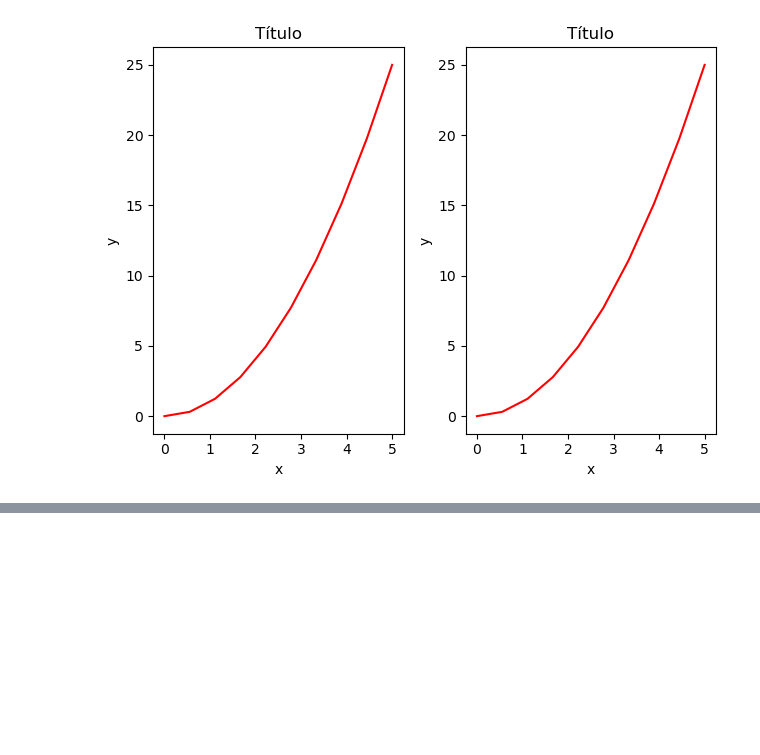
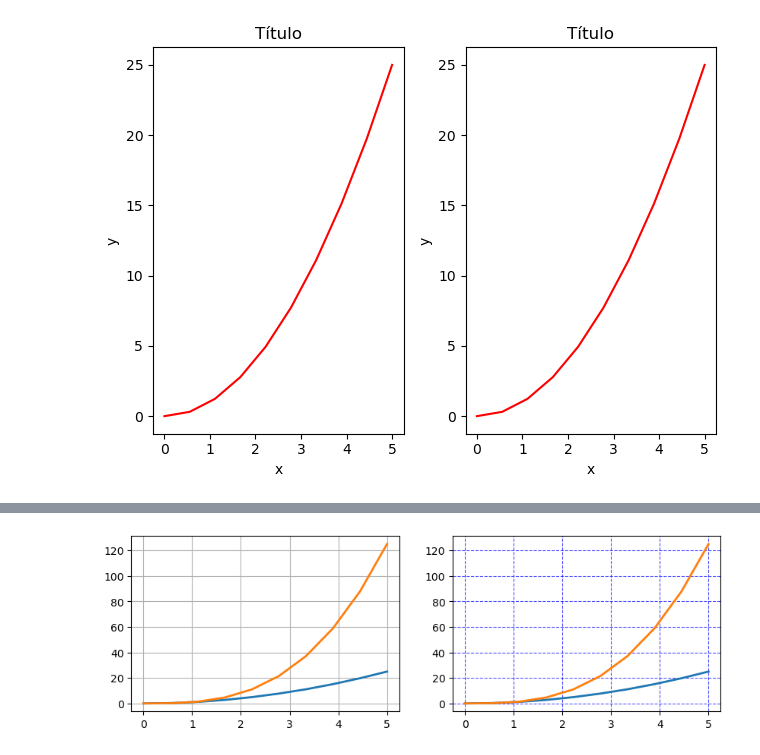
Before and after one commit to leandroclv/DSA_Python, a Jupyter notebook: POO/Matplot.ipynb, the cells around one changed output, grey strips where cells are left out. Drawn from its saved outputs; the diff is of its cells as text; code cells hidden in the pictures; blank space fills up the shorter version.

```diff
--- a/POO/Matplot.ipynb
+++ b/POO/Matplot.ipynb
@@ -198,0 +206,19 @@ fig, axes = plt.subplots(1,2,figsize=(10,4))
+# %%
+#GRID
+
+#dados
+x = linspace(0,5,10)
+y = x**2
+
+#Cria os subplots
+fig, axes = plt.subplots(1,2,figsize=(10,3))
+
+#GRID padrão
+axes[0].plot(x,x**2,x,x**3,lw=2)
+axes[0].grid(True)
+
+#GRID customizado
+axes[1].plot(x,x**2,x,x**3,lw=2)
+axes[1].grid(color = 'b', alpha=0.7, linestyle='dashed', linewidth=0.8)
+# %% [output]
+[figure, added]
```
Also changed, not shown: parts of 4 cells of this notebook.
